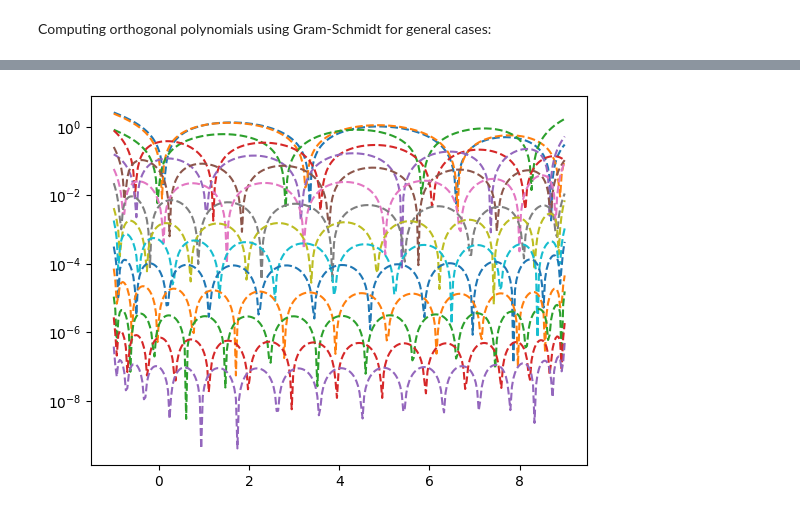
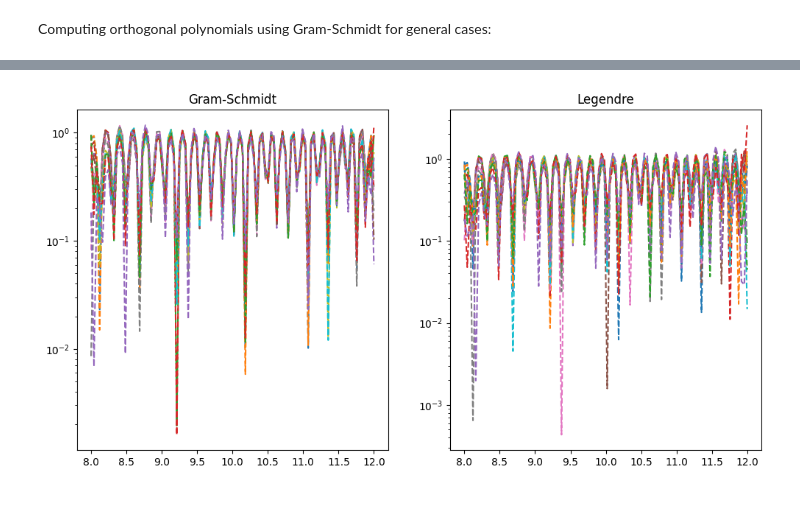
Before and after one commit to Fnixya/Go_Practice, a Jupyter notebook: function_approx/least_sq.ipynb, the cells around one changed output, grey strips where cells are left out. Cells and saved outputs as stored; diff of their text form; code cells hidden in the pictures.

```diff
--- a/function_approx/least_sq.ipynb
+++ b/function_approx/least_sq.ipynb
@@ -142,16 +140,19 @@ plt.show()
 # %%
 n = 15
-func = lambda x: - np.exp(-x) + np.sin(x)
+func = lambda x: - np.exp(-x) + np.sin(x**2)
 a = 8
 b = 12
 phi = gram_schmidt(n, a, b)
-x = np.linspace(a, b, 100)
+x = np.linspace(a, b, 500)
 
-approx = LeastSquares(func, a, b, n).construct()
+approx_l = LeastSquares(func, a, b, n).set_method("legendre").construct()
+approx_gs = LeastSquares(func, a, b, n, weight=lambda x: np.exp(-x)).set_method("gram_schmidt").construct()
 
 plt.plot(x, func(x), label='f(x)')
-plt.plot(x, approx(x), '--', label='Approximation')
+plt.plot(x, approx_l(x), '--', label='Approx Legendre')
+plt.plot(x, approx_gs(x), '--', label='Approx GS')
+
 plt.title('Function f(x)')
-
+plt.legend()
 plt.show()
 # %% [output]
@@ -160,9 +160,16 @@ IndexError: list index out of range
 # %%
-lsq = LeastSquares(func, a, b, n)
+lsq_l = LeastSquares(func, a, b, n).set_method("legendre")
+lsq_gs = LeastSquares(func, a, b, n, weight=lambda x: np.exp(-x)).set_method("gram_schmidt")
+
+fig, ax = plt.subplots(1, 2, figsize=(12, 6))
+ax[0].set_title('Gram-Schmidt')
+ax[1].set_title('Legendre')
 for i in range(1, n+1):
-    approx = lsq.construct(i)
-    plt.semilogy(x, np.abs(func(x) - approx(x)), '--', label='Approximation')
+    approx_l = lsq_l.construct(i)
+    approx_gs = lsq_gs.construct(i)
+    ax[0].semilogy(x, np.abs(func(x) - approx_l(x)), '--', label='Approximation')
+    ax[1].semilogy(x, np.abs(func(x) - approx_gs(x)), '--', label='Approximation')
 
 plt.show()
 # %% [output]
-[figure, old version]
+[figure, new version]
```
Also changed, not shown: parts of 3 cells of this notebook.
